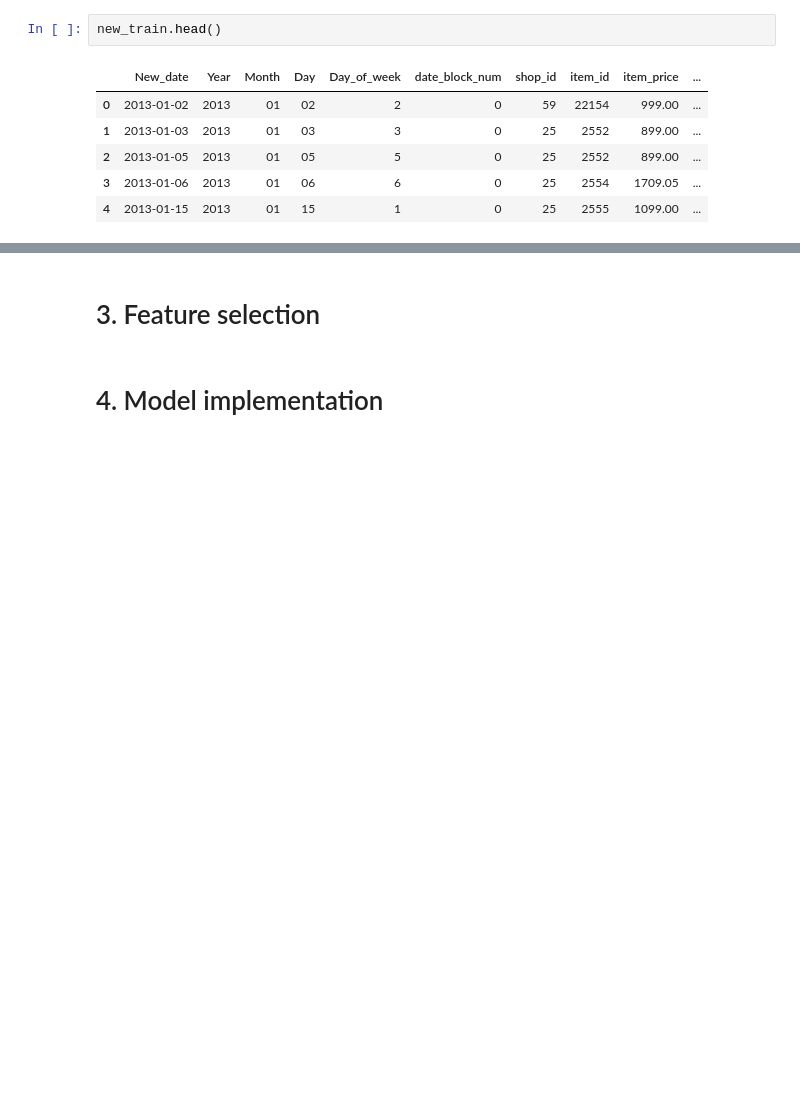
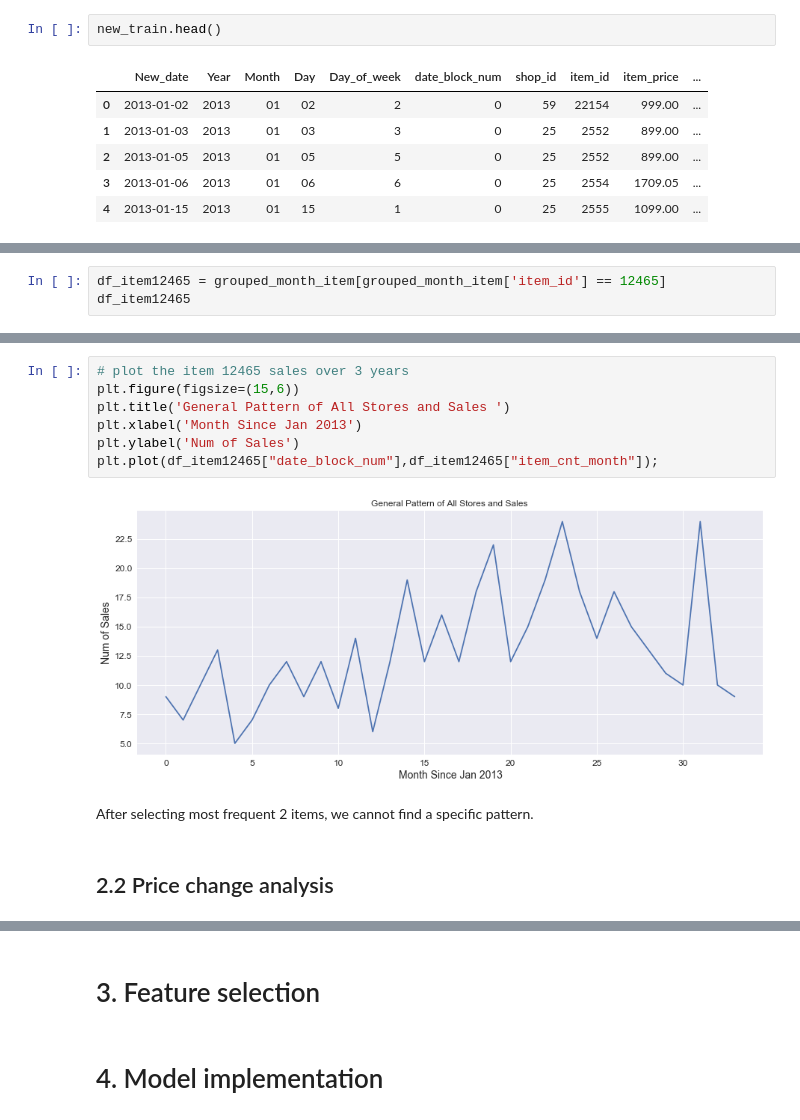
Before and after one commit to michael100824/Kaggle-Project, a Jupyter notebook: competitive-data-science-predict-future-sales/competitive-data-science-predict-future-sales.ipynb, the cells around one changed output, grey strips where cells are left out. Drawn from its saved outputs; the diff is of its cells as text; blank space fills up the shorter version.

```diff
--- a/competitive-data-science-predict-future-sales/competitive-data-science-predict-future-sales.ipynb
+++ b/competitive-data-science-predict-future-sales/competitive-data-science-predict-future-sales.ipynb
@@ -460,0 +551,3 @@ a
+# %%
+df_item12465 = grouped_month_item[grouped_month_item['item_id'] == 12465]
+df_item12465
@@ -460,0 +572,13 @@ a
+# %%
+# plot the item 12465 sales over 3 years
+plt.figure(figsize=(15,6))
+plt.title('General Pattern of All Stores and Sales ')
+plt.xlabel('Month Since Jan 2013')
+plt.ylabel('Num of Sales')
+plt.plot(df_item12465["date_block_num"],df_item12465["item_cnt_month"]);
+# %% [output]
+[figure, added]
+# %% [markdown]
+After selecting most frequent 2 items, we cannot find a specific pattern.
+# %% [markdown]
+## 2.2 Price change analysis
```
Also changed, not shown: parts of 27 cells of this notebook.
